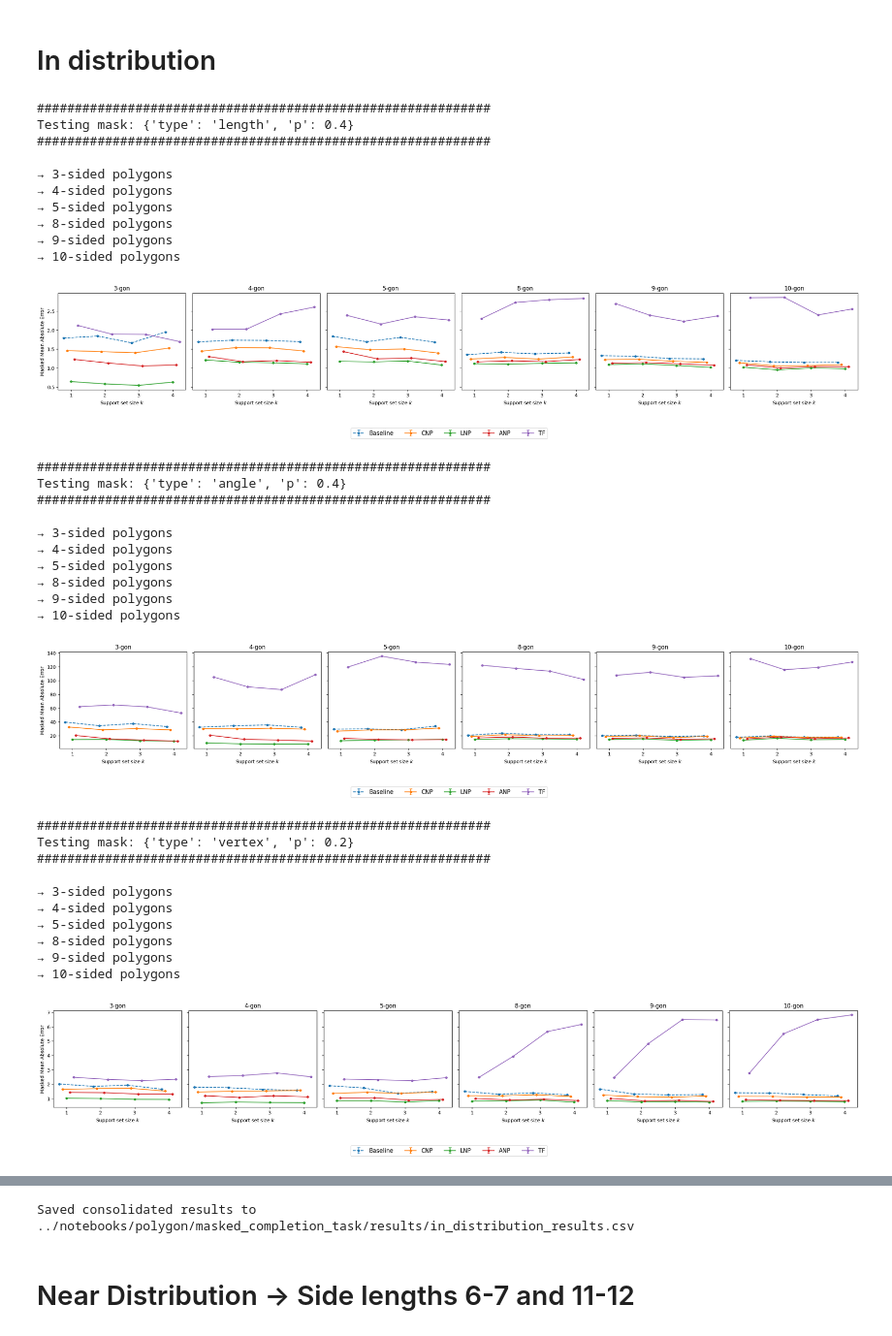
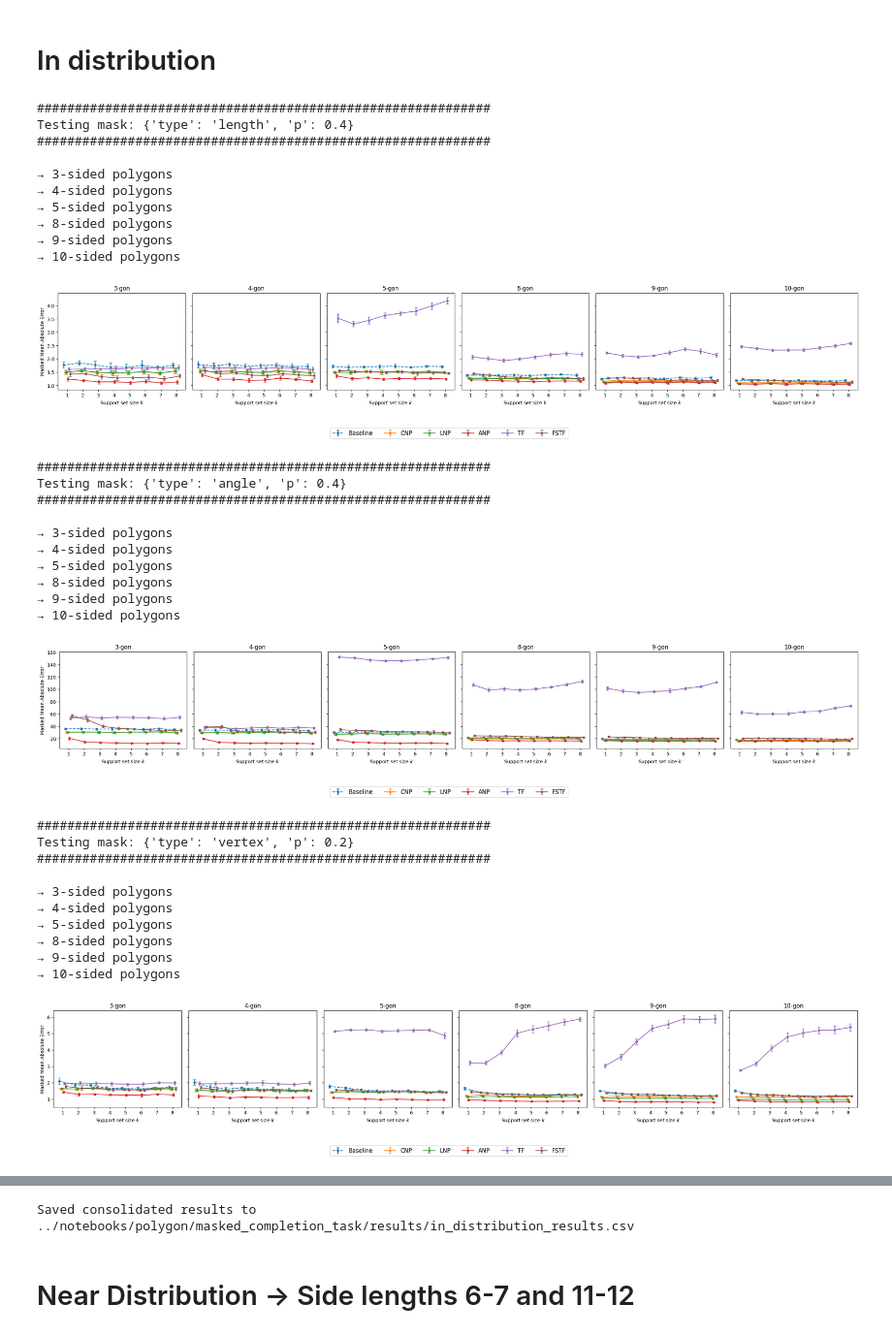
Before and after one commit to Fox4Song/fyp, a Jupyter notebook: notebooks/polygon/masked_completion_task/masked_completion_eval.ipynb, the cells around one changed output, grey strips where cells are left out. Shown at 97% size. Cells and saved outputs as stored; diff of their text form; code cells hidden in the pictures.

```diff
--- a/notebooks/polygon/masked_completion_task/masked_completion_eval.ipynb
+++ b/notebooks/polygon/masked_completion_task/masked_completion_eval.ipynb
@@ -358,7 +360,7 @@ def compare_models_shared_data(reader, cnp_model, np_model, anp_model, tf_model,
         'LNP': {},
         'ANP': {},
         'TF': {},
-        # 'FSTF': {},
+        'FSTF': {},
     }
 
     results_std = {
@@ -367,7 +369,7 @@ def compare_models_shared_data(reader, cnp_model, np_model, anp_model, tf_model,
         'LNP': {},
         'ANP': {},
         'TF': {},
-        # 'FSTF': {},
+        'FSTF': {},
     }
 
     cnp_model.to(device).eval()
@@ -423,10 +425,10 @@ def compare_models_shared_data(reader, cnp_model, np_model, anp_model, tf_model,
             errs_tf.append(avg_tf); maes_tf.append(mae_tf); sums_tf.append(sum_tf)
 
             # # -- Transformer with explicit context evaluation --
-            # avg_fstf, mae_fstf, sum_fstf = evaluate_transformer_masked_completion_on_batch(
-            #     tf_explicit_model, ctx_x, ctx_y, tgt_x, tgt_y, context_masks, tf_max_seq_len, device
-            # )
-            # errs_fstf.append(avg_fstf); maes_fstf.append(mae_fstf); sums_fstf.append(sum_fstf)
+            avg_fstf, mae_fstf, sum_fstf = evaluate_transformer_masked_completion_on_batch(
+                tf_explicit_model, ctx_x, ctx_y, tgt_x, tgt_y, context_masks, tf_max_seq_len, device
+            )
+            errs_fstf.append(avg_fstf); maes_fstf.append(mae_fstf); sums_fstf.append(sum_fstf)
 
         results['Baseline'][c] = {
             'abs_err': np.mean(errs_baseline),
@@ -453,11 +455,11 @@ def compare_models_shared_data(reader, cnp_model, np_model, anp_model, tf_model,
             'masked_mae': np.mean(maes_tf),
             'sum_err': np.mean(sums_tf),
         }
-        # results['FSTF'][c] = {
-        #     'abs_err': np.mean(errs_fstf),
-        #     'masked_mae': np.mean(maes_fstf),
-        #     'sum_err': np.mean(sums_fstf),
-        # }
+        results['FSTF'][c] = {
+            'abs_err': np.mean(errs_fstf),
+            'masked_mae': np.mean(maes_fstf),
+            'sum_err': np.mean(sums_fstf),
+        }
 
         results_std['Baseline'][c] = {
             'abs_err': np.std(errs_baseline),
@@ -484,19 +486,19 @@ def compare_models_shared_data(reader, cnp_model, np_model, anp_model, tf_model,
             'masked_mae': np.std(maes_tf),
             'sum_err': np.std(sums_tf),
         }
-        # results_std['FSTF'][c] = {
-        #     'abs_err': np.std(errs_fstf),
-        #     'masked_mae': np.std(maes_fstf),
-        #     'sum_err': np.std(sums_fstf),
-        # }
+        results_std['FSTF'][c] = {
+            'abs_err': np.std(errs_fstf),
+            'masked_mae': np.std(maes_fstf),
+            'sum_err': np.std(sums_fstf),
+        }
 
     return results, results_std
 # %% [markdown]
 # In distribution
 # %%
 sides = [3, 4, 5, 8, 9, 10] # [3,4,5,8,9,10]
-context_sizes = list(range(1, 5)) # 1-4
-runs_per_size = 1
+context_sizes = list(range(1, 9)) # 1-8
+runs_per_size = 10
 tf_max_seq_len = 512
 radius = 3
 center = (5,5)
@@ -547,7 +549,7 @@ for mask_cfg in mask_configs:
 
         results[s]["masked_mae"], results[s]["masked_mae_std"] = masked_mae, masked_mae_std
 
-        for model_name in ['Baseline', 'CNP','LNP','ANP', 'TF']:
+        for model_name in ['Baseline', 'CNP','LNP','ANP', 'TF', 'FSTF']:
             for k in context_sizes:
                 m  = results[s]['masked_mae'][model_name][k]["masked_mae"]
                 sd = results[s]['masked_mae_std'][ model_name][k]["masked_mae"]
@@ -572,7 +574,7 @@ for mask_cfg in mask_configs:
         ('LNP',  '-o'),
         ('ANP', '-o'),
         ('TF',  '-o'),
-        # ('FSTF', '-o'),
+        ('FSTF', '-o'),
     ]
 
     ncols = len(sides)
@@ -619,34 +621,34 @@ for mask_cfg in mask_configs:
     fig.legend(
         [m for m,_ in model_plotting],
         loc='upper center',
         ncol=len(model_plotting),
         bbox_to_anchor=(0.5, -0.05),
         fontsize=12,
     )
 
     fig.tight_layout(rect=[0,0.05,1,1])
     if mask_cfg['type'] == "random":
         fig.savefig(f"../notebooks/polygon/masked_completion_task/figures/in_distribution_{mask_cfg['type']}{mask_cfg.get('p', '')}.pdf",
                     bbox_inches='tight',)
     else:
         fig.savefig(f"../notebooks/polygon/masked_completion_task/figures/in_distribution_{mask_cfg['type']}{mask_cfg.get('p', '')}.pdf")
     plt.show()
 
 df = pd.DataFrame(all_rows)
 df.to_csv('../notebooks/polygon/masked_completion_task/results/in_distribution_results.csv', index=False)
 print(f"Saved consolidated results to ../notebooks/polygon/masked_completion_task/results/in_distribution_results.csv")
 # %% [output]
 ############################################################
 Testing mask: {'type': 'length', 'p': 0.4}
 ############################################################
 
 → 3-sided polygons
 → 4-sided polygons
 → 5-sided polygons
 → 8-sided polygons
 → 9-sided polygons
 → 10-sided polygons
-[figure, old version]
+[figure, new version]
 ############################################################
 Testing mask: {'type': 'angle', 'p': 0.4}
 ############################################################
@@ -657,7 +659,7 @@ Testing mask: {'type': 'angle', 'p': 0.4}
 → 8-sided polygons
 → 9-sided polygons
 → 10-sided polygons
-[figure, old version]
+[figure, new version]
 ############################################################
 Testing mask: {'type': 'vertex', 'p': 0.2}
 ############################################################
@@ -668,7 +670,7 @@ Testing mask: {'type': 'vertex', 'p': 0.2}
 → 8-sided polygons
 → 9-sided polygons
 → 10-sided polygons
-[figure, old version]
+[figure, new version]
 ############################################################
 Testing mask: {'type': 'random', 'p': 0.15}
 ############################################################
```
Also changed, not shown: parts of 4 cells of this notebook, 1 other file.
